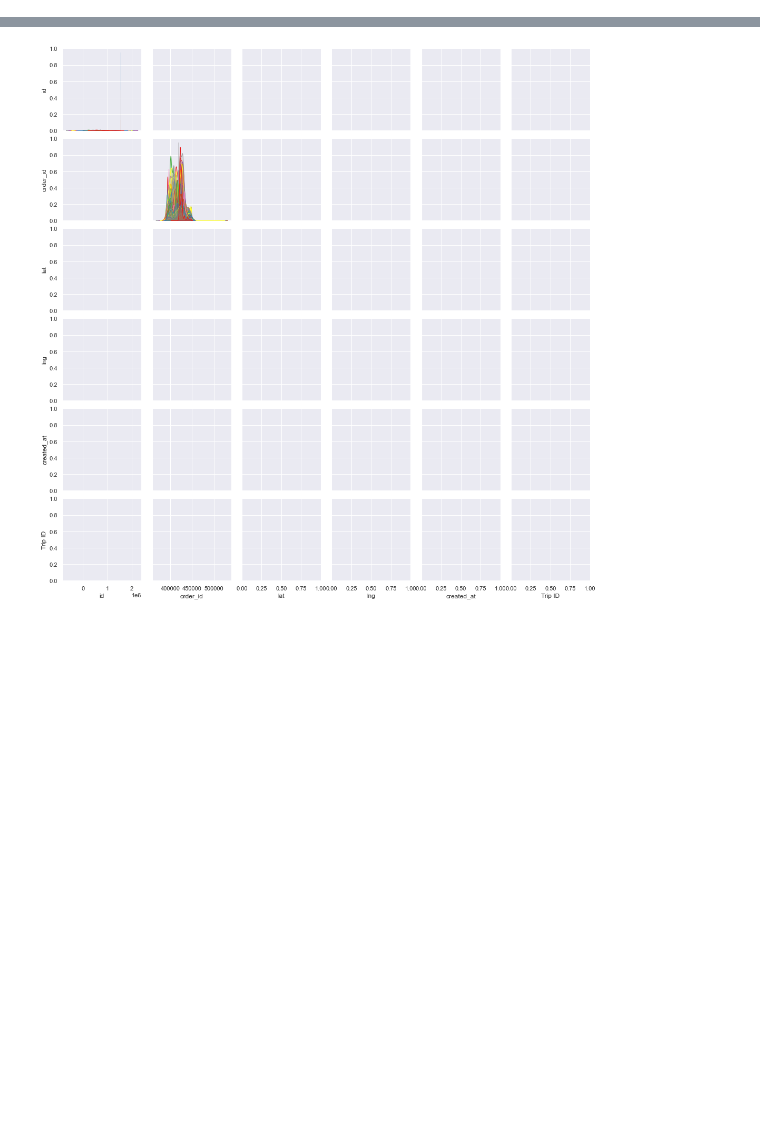
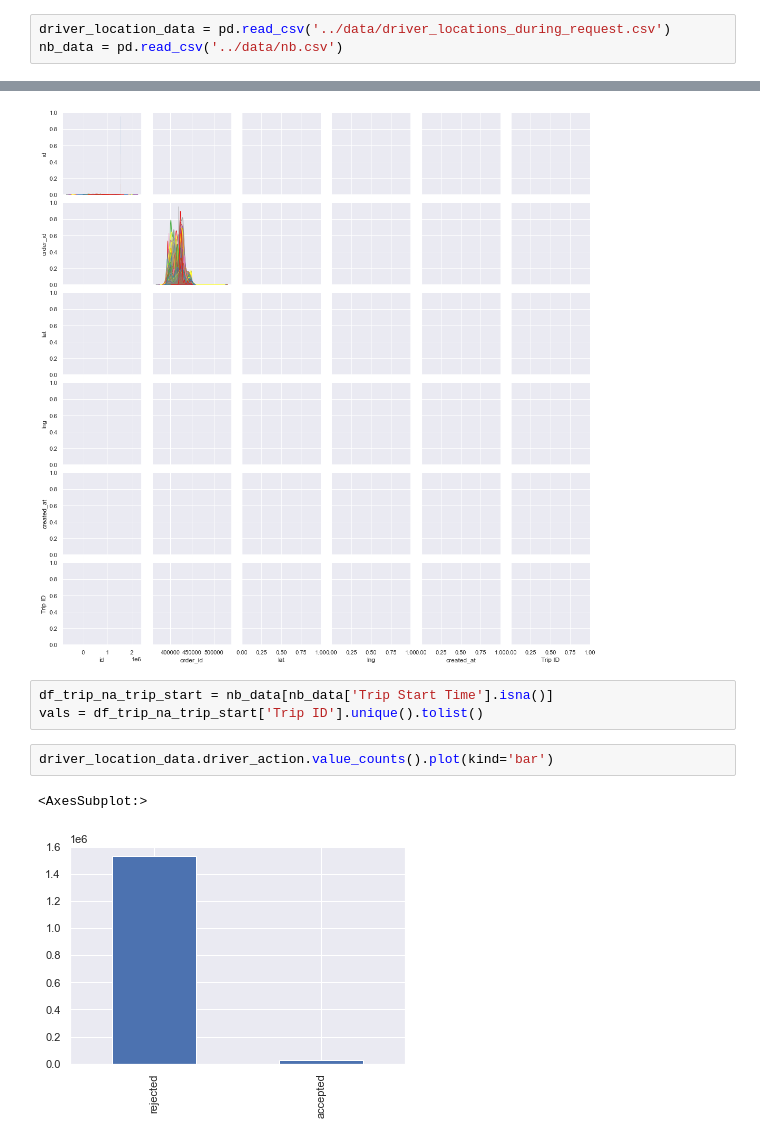
Before and after one commit to HenokD11/casual-inference, a Jupyter notebook: notebooks/EDA.ipynb, the cells around one changed output, grey strips where cells are left out. Cells and saved outputs as stored; diff of their text form; blank space fills up the shorter version.

```diff
--- a/notebooks/EDA.ipynb
+++ b/notebooks/EDA.ipynb
@@ -38,6 +40,9 @@ def get_data(path,repo,version):
 # %%
 driver_location_data = get_data('data/driver_locations_during_request.csv','C:/Users/User/hp/Causal-Inference','driver_locations_during_request_v1')
 nb_data = get_data('data/nb.csv','C:/Users/User/hp/Causal-Inference','nb_v1')
+# %%
+driver_location_data = pd.read_csv('../data/driver_locations_during_request.csv')
+nb_data = pd.read_csv('../data/nb.csv')
 # %%
 preprocess = data_preProcessing_script(driver_location_data)
 preprocess.show_data_information()
@@ -267,3 +272,11 @@ grid = grid.map_upper(corr)
 LinAlgError: singular matrix
 <Figure size 1440x1440 with 0 Axes>
 [figure]
+# %%
+df_trip_na_trip_start = nb_data[nb_data['Trip Start Time'].isna()]
+vals = df_trip_na_trip_start['Trip ID'].unique().tolist()
+# %%
+driver_location_data.driver_action.value_counts().plot(kind='bar')
+# %% [output]
+<AxesSubplot:>
+[figure, added]
```
Also changed, not shown: parts of 15 cells of this notebook, 13 other files.
